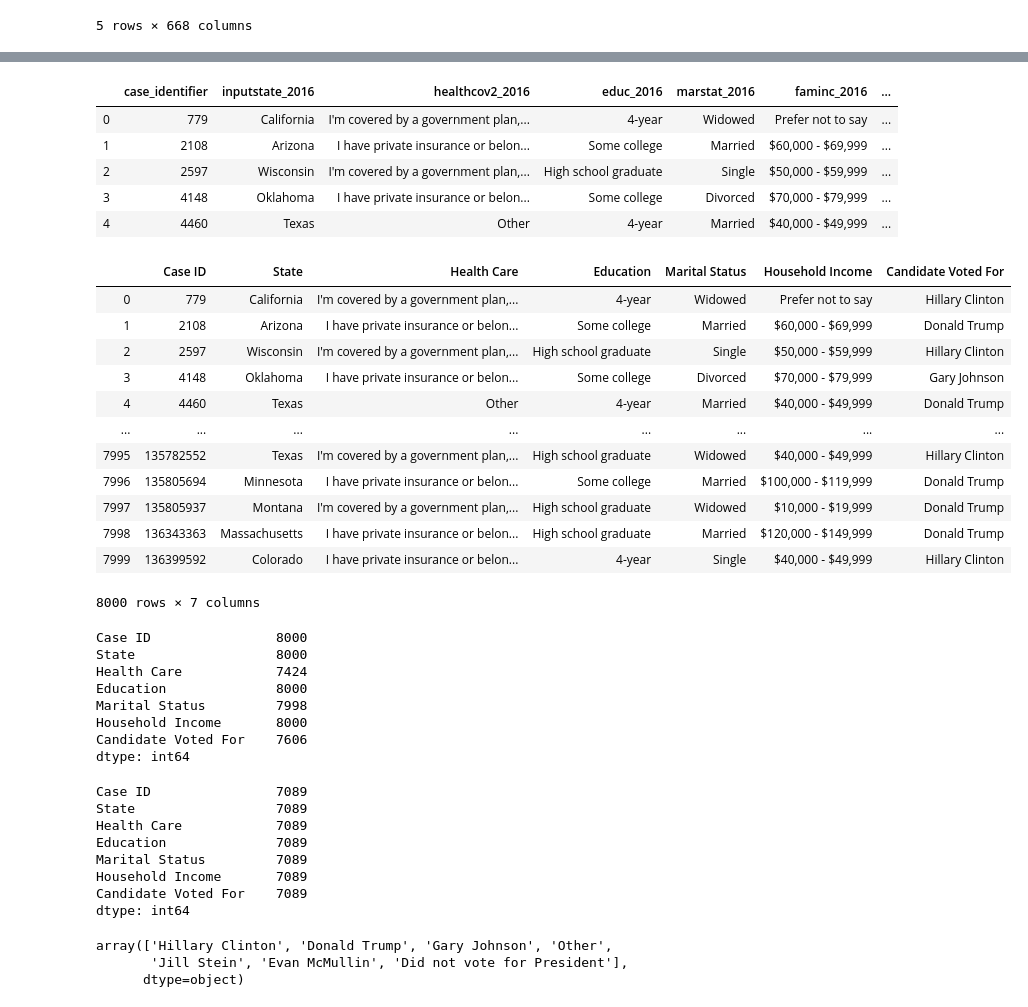
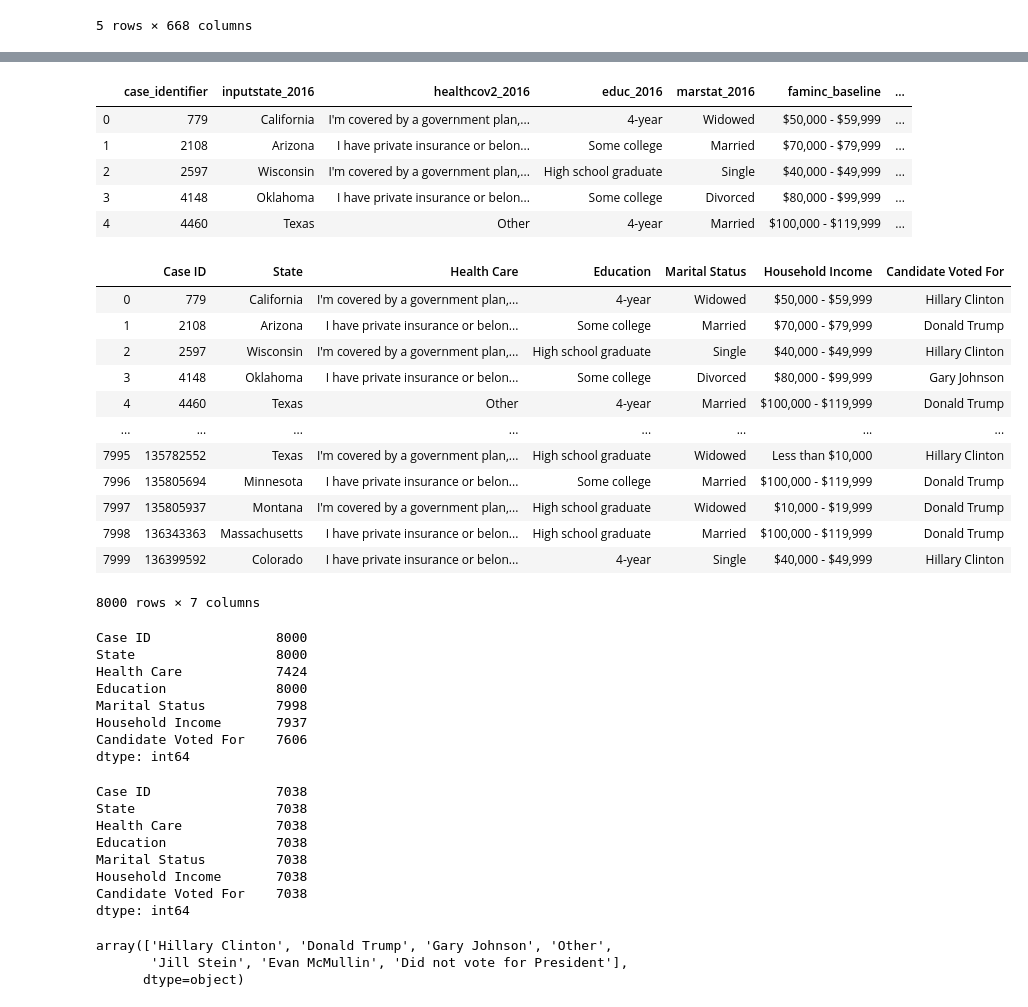
Before and after one commit to hannahhuntoon/project1, a Jupyter notebook: Final Voter Data.ipynb, the cells around one changed output, grey strips where cells are left out. Drawn from its saved outputs; the diff is of its cells as text; code cells hidden in the pictures.

```diff
--- a/Final Voter Data.ipynb
+++ b/Final Voter Data.ipynb
@@ -28,7 +21,7 @@ voter_df.head()
 | 4 | 4460 | 0.333729 | Republican Party | In the Republican primary | NaN | ... |
 5 rows × 668 columns
 # %%
-cleanVoter = voter_df.loc[:, ["case_identifier","inputstate_2016","healthcov2_2016","educ_2016","marstat_2016","faminc_2016","presvote16post_2016"]]
+cleanVoter = voter_df.loc[:, ["case_identifier","inputstate_2016","healthcov2_2016","educ_2016","marstat_2016","faminc_baseline","presvote16post_2016"]]
 
 cleanVoter = pd.DataFrame(cleanVoter).reindex()
 
@@ -59,33 +52,33 @@ cleanVoter_df.head()
 cleanVoter2 = cleanVoter.reset_index(drop=True)
 cleanVoter2.head()
 # %% [output]
-|  | case_identifier | inputstate_2016 | healthcov2_2016 | educ_2016 | marstat_2016 | faminc_2016 | ... |
-| 0 | 779 | California | I'm covered by a government plan,... | 4-year | Widowed | Prefer not to say | ... |
-| 1 | 2108 | Arizona | I have private insurance or belon... | Some college | Married | $60,000 - $69,999 | ... |
-| 2 | 2597 | Wisconsin | I'm covered by a government plan,... | High school graduate | Single | $50,000 - $59,999 | ... |
-| 3 | 4148 | Oklahoma | I have private insurance or belon... | Some college | Divorced | $70,000 - $79,999 | ... |
-| 4 | 4460 | Texas | Other | 4-year | Married | $40,000 - $49,999 | ... |
+|  | case_identifier | inputstate_2016 | healthcov2_2016 | educ_2016 | marstat_2016 | faminc_baseline | ... |
+| 0 | 779 | California | I'm covered by a government plan,... | 4-year | Widowed | $50,000 - $59,999 | ... |
+| 1 | 2108 | Arizona | I have private insurance or belon... | Some college | Married | $70,000 - $79,999 | ... |
+| 2 | 2597 | Wisconsin | I'm covered by a government plan,... | High school graduate | Single | $40,000 - $49,999 | ... |
+| 3 | 4148 | Oklahoma | I have private insurance or belon... | Some college | Divorced | $80,000 - $99,999 | ... |
+| 4 | 4460 | Texas | Other | 4-year | Married | $100,000 - $119,999 | ... |
 # %%
 cleanVoter2 = cleanVoter2.rename(columns={"case_identifier": "Case ID",
                            "inputstate_2016": "State",
                            "healthcov2_2016": "Health Care",
                            "educ_2016": "Education",
                            "marstat_2016": "Marital Status",
-                           "faminc_2016": "Household Income",
+                           "faminc_baseline": "Household Income",
                            "presvote16post_2016": "Candidate Voted For"})
 cleanVoter2
 # %% [output]
 |  | Case ID | State | Health Care | Education | Marital Status | Household Income | Candidate Voted For |
-| 0 | 779 | California | I'm covered by a government plan,... | 4-year | Widowed | Prefer not to say | Hillary Clinton |
-| 1 | 2108 | Arizona | I have private insurance or belon... | Some college | Married | $60,000 - $69,999 | Donald Trump |
-| 2 | 2597 | Wisconsin | I'm covered by a government plan,... | High school graduate | Single | $50,000 - $59,999 | Hillary Clinton |
-| 3 | 4148 | Oklahoma | I have private insurance or belon... | Some college | Divorced | $70,000 - $79,999 | Gary Johnson |
-| 4 | 4460 | Texas | Other | 4-year | Married | $40,000 - $49,999 | Donald Trump |
+| 0 | 779 | California | I'm covered by a government plan,... | 4-year | Widowed | $50,000 - $59,999 | Hillary Clinton |
+| 1 | 2108 | Arizona | I have private insurance or belon... | Some college | Married | $70,000 - $79,999 | Donald Trump |
+| 2 | 2597 | Wisconsin | I'm covered by a government plan,... | High school graduate | Single | $40,000 - $49,999 | Hillary Clinton |
+| 3 | 4148 | Oklahoma | I have private insurance or belon... | Some college | Divorced | $80,000 - $99,999 | Gary Johnson |
+| 4 | 4460 | Texas | Other | 4-year | Married | $100,000 - $119,999 | Donald Trump |
 | ... | ... | ... | ... | ... | ... | ... | ... |
-| 7995 | 135782552 | Texas | I'm covered by a government plan,... | High school graduate | Widowed | $40,000 - $49,999 | Hillary Clinton |
+| 7995 | 135782552 | Texas | I'm covered by a government plan,... | High school graduate | Widowed | Less than $10,000 | Hillary Clinton |
 | 7996 | 135805694 | Minnesota | I have private insurance or belon... | Some college | Married | $100,000 - $119,999 | Donald Trump |
 | 7997 | 135805937 | Montana | I'm covered by a government plan,... | High school graduate | Widowed | $10,000 - $19,999 | Donald Trump |
-| 7998 | 136343363 | Massachusetts | I have private insurance or belon... | High school graduate | Married | $120,000 - $149,999 | Donald Trump |
+| 7998 | 136343363 | Massachusetts | I have private insurance or belon... | High school graduate | Married | $100,000 - $119,999 | Donald Trump |
 | 7999 | 136399592 | Colorado | I have private insurance or belon... | 4-year | Single | $40,000 - $49,999 | Hillary Clinton |
 8000 rows × 7 columns
 # %%
@@ -96,20 +89,20 @@ State                  8000
 Health Care            7424
 Education              8000
 Marital Status         7998
-Household Income       8000
+Household Income       7937
 Candidate Voted For    7606
 dtype: int64
 # %%
 cleanVoter2 = cleanVoter2.dropna(how = "any")
 cleanVoter2.count()
 # %% [output]
-Case ID                7089
-State                  7089
-Health Care            7089
-Education              7089
-Marital Status         7089
-Household Income       7089
-Candidate Voted For    7089
+Case ID                7038
+State                  7038
+Health Care            7038
+Education              7038
+Marital Status         7038
+Household Income       7038
+Candidate Voted For    7038
 dtype: int64
 # %%
 cleanVoter2['Candidate Voted For'].unique()
```
Also changed, not shown: parts of 14 cells of this notebook, 6 other files.
